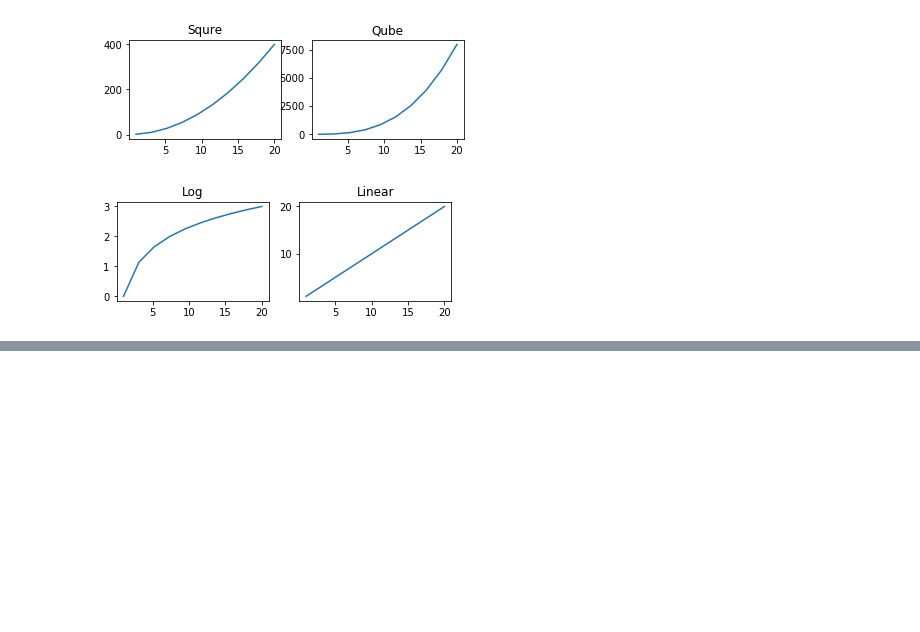
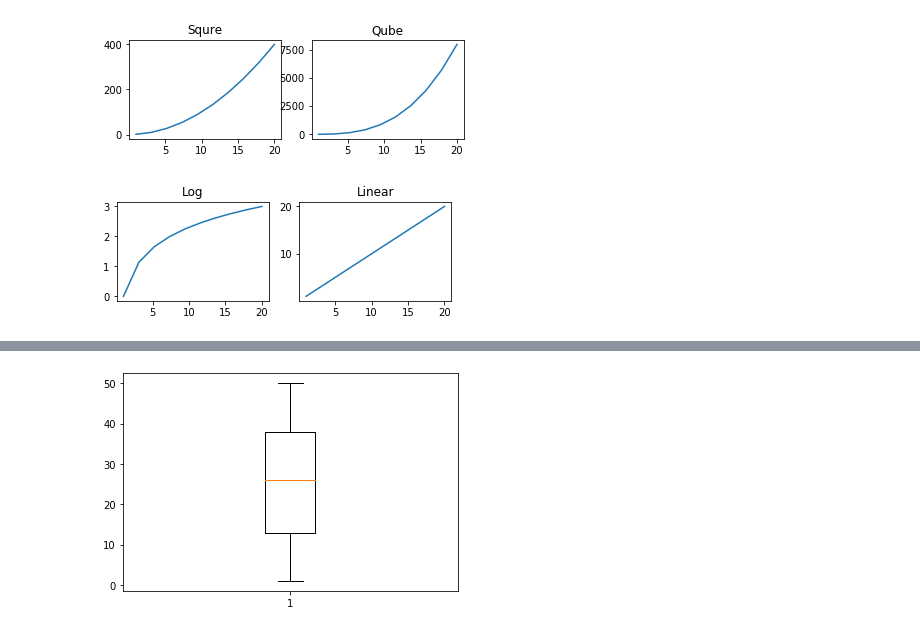
Before and after one commit to ArafatSabbir/Machine-Learning-with-Python-and-R, a Jupyter notebook: Data Visualization.ipynb, the cells around one changed output, grey strips where cells are left out. Saved outputs shown, nothing was run; the diff lists cells and outputs as text; code cells hidden in the pictures; blank space fills up the shorter version.

Commit message:
boxplot

```diff
--- a/Data Visualization.ipynb
+++ b/Data Visualization.ipynb
@@ -69,3 +76,6 @@ plt.show()
 # %% [output]
 [figure]
 [figure]
+# %%
+df = pd.read_csv("./Datasets/global_sales_data/market_fact.csv")
+df.head()
@@ -71,0 +89,5 @@ plt.show()
+# %%
+plt.boxplot(df['Order_Quantity'])
+plt.show()
+# %% [output]
+[figure, added]
```
Also changed, not shown: parts of 5 cells of this notebook.
